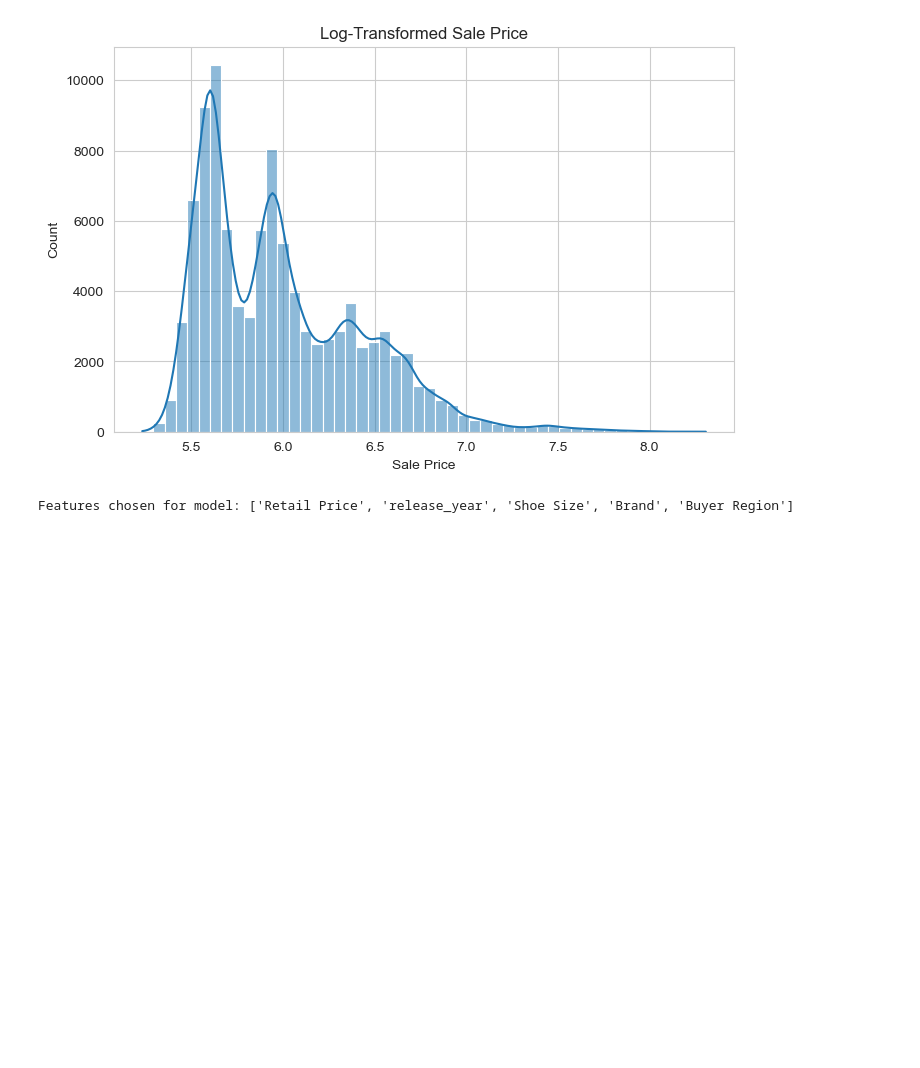
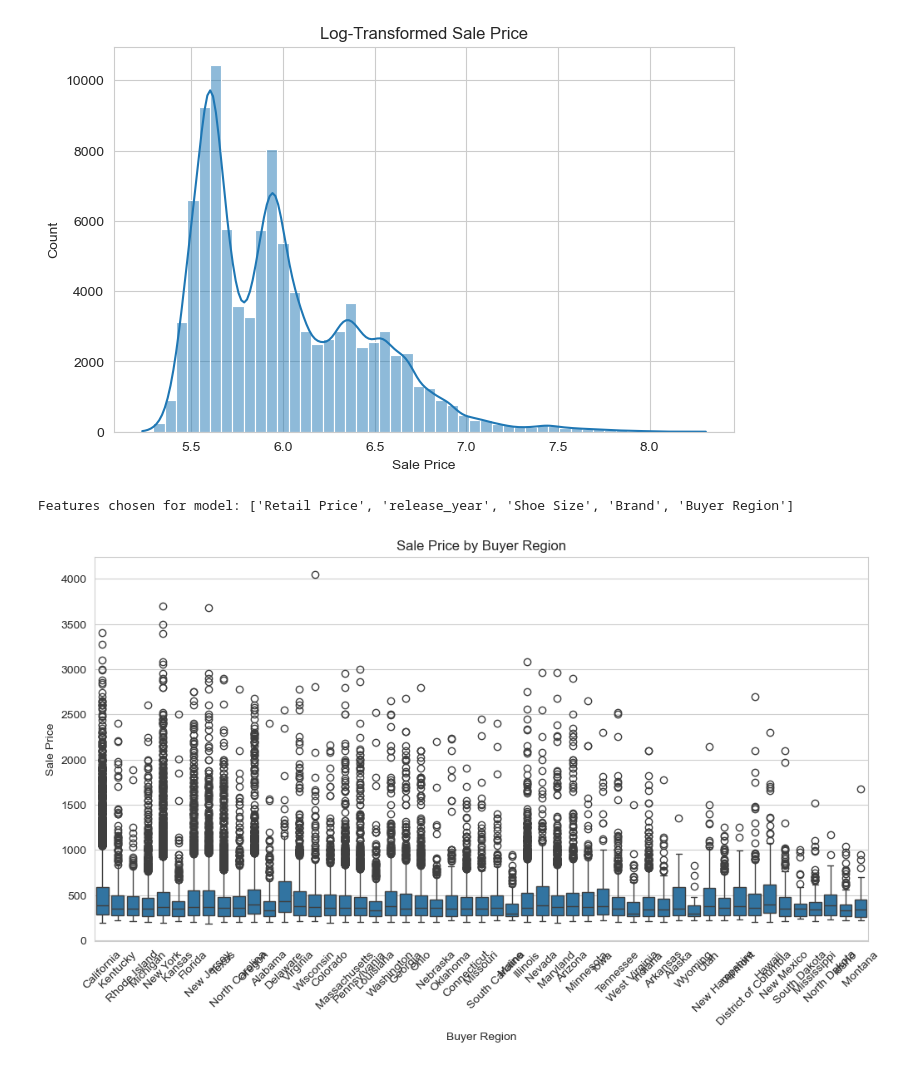
Before and after one commit to AksAad/Sneaker-price-prediction, a Jupyter notebook: notebooks/eda_visuals.ipynb, the cells around one changed output. Drawn from its saved outputs; the diff is of its cells as text; code cells hidden in the pictures; blank space fills up the shorter version.

```diff
--- a/notebooks/eda_visuals.ipynb
+++ b/notebooks/eda_visuals.ipynb
@@ -141,4 +143,10 @@ y = data_ml["Sale Price"].copy()
 # %% [output]
 Features chosen for model: ['Retail Price', 'release_year', 'Shoe Size', 'Brand', 'Buyer Region']
 # %%
-X_train, X_test, y_train, y_test = train_test_split(X, y, test_size=0.20, random_state=42)
+plt.figure(figsize=(12,6))
+sns.boxplot(data, x="Buyer Region", y="Sale Price")
+plt.xticks(rotation=45)
+plt.title("Sale Price by Buyer Region")
+plt.show()
+# %% [output]
+[figure, added]
```
Also changed, not shown: parts of 6 cells of this notebook.
